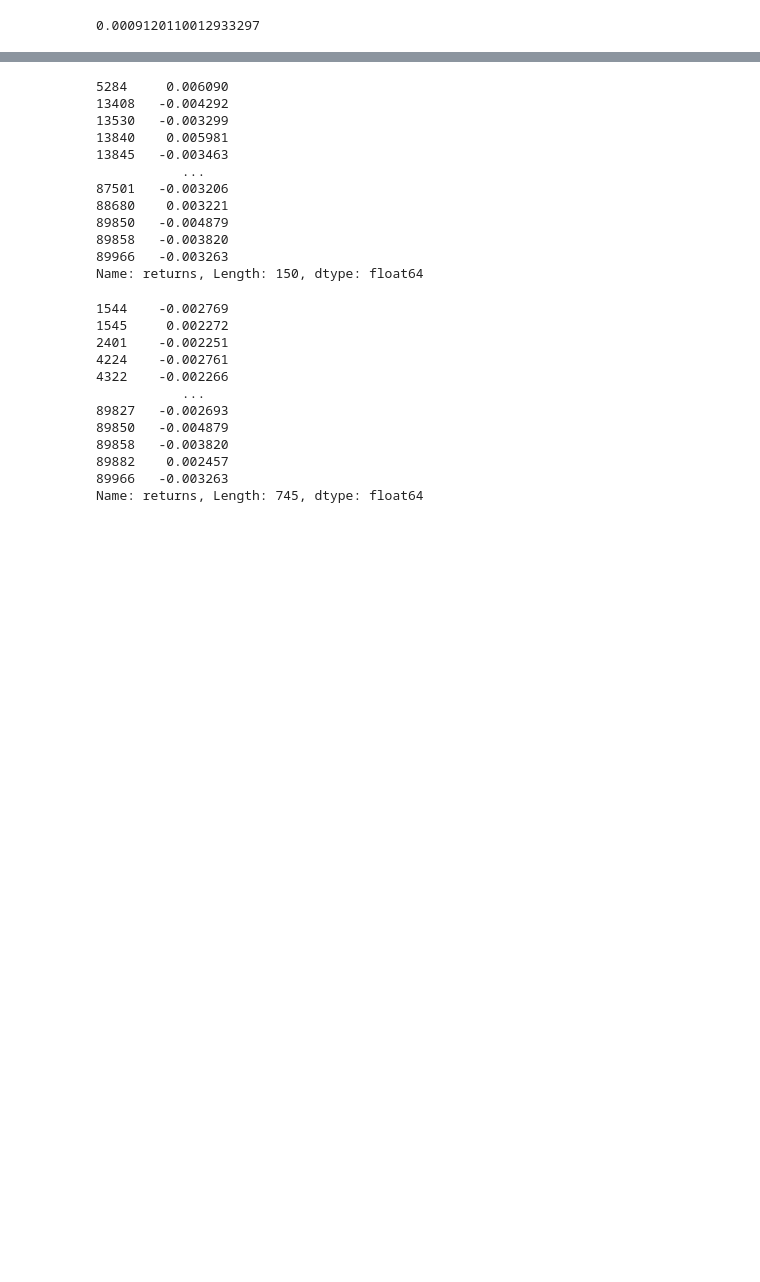
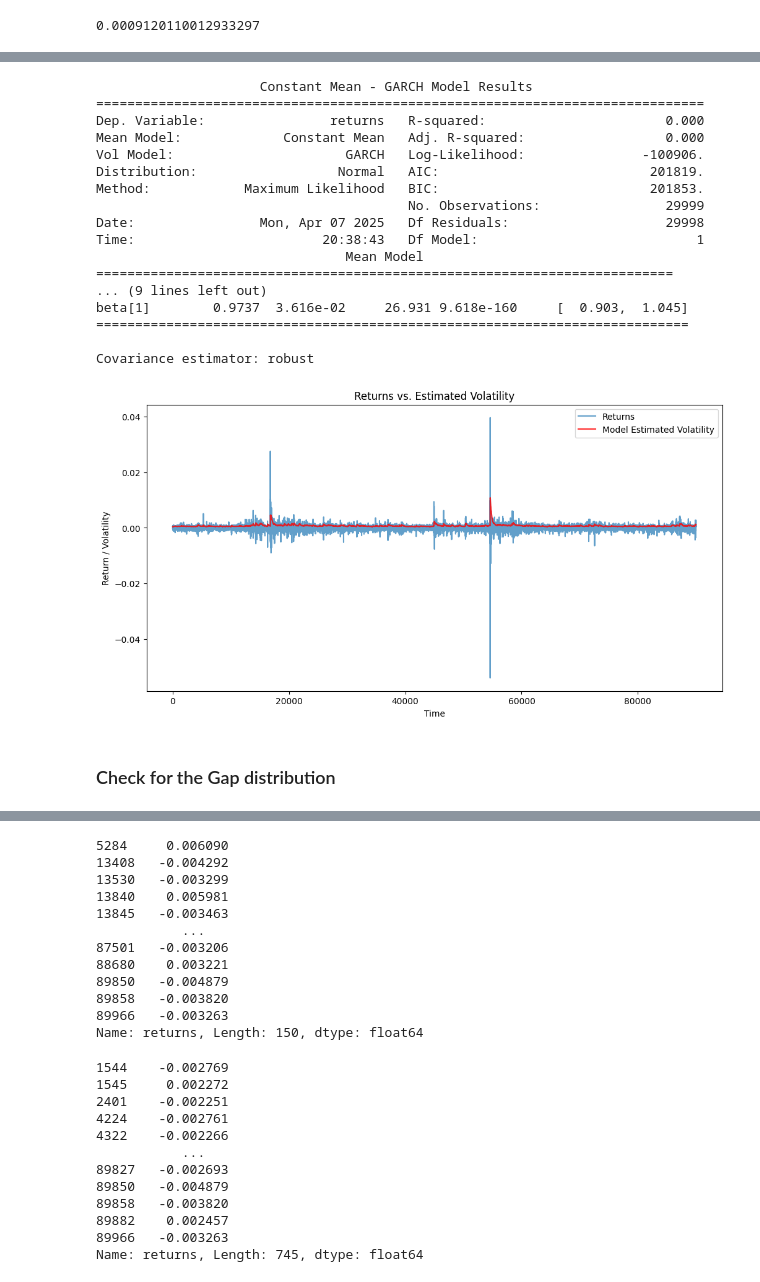
Before and after one commit to UlrichVestuche/IMC-Prosperity-3, a Jupyter notebook: Round_1/Misha/data.ipynb, the cells around one changed output, grey strips where cells are left out. Cells and saved outputs as stored; diff of their text form; code cells hidden in the pictures; blank space fills up the shorter version.

Commit message:
GARCH FILTER

```diff
--- a/Round_1/Misha/data.ipynb
+++ b/Round_1/Misha/data.ipynb
@@ -821,0 +920,55 @@ plt.show()
+# %%
+from arch import arch_model
+import pandas as pd
+import matplotlib.pyplot as plt
+
+# Assuming 'returns' is your pandas Series of returns
+
+# Fit a GARCH(1,1) model on returns scaled by 10**4
+model = arch_model(returns * 10**4, mean='Constant', vol='Garch', p=1, q=1, dist='normal')
+model_fit = model.fit(disp='off')
+print(model_fit.summary())
+
+# Obtain the model's conditional volatility (on the scaled data)
+scaled_cond_vol = model_fit.conditional_volatility
+
+# Convert the conditional volatility back to the original scale
+# Since standard deviation scales linearly, divide by 10**4.
+original_cond_vol = scaled_cond_vol / 10**4
+
+# Create a DataFrame for visualization
+df = pd.DataFrame({
+    'Returns': returns,
+    'Estimated Volatility': original_cond_vol
+}, index=returns.index)
+
+# Plot the original returns and the estimated volatility
+plt.figure(figsize=(12, 6))
+plt.plot(df.index, df['Returns'], label='Returns', alpha=0.7)
+plt.plot(df.index, df['Estimated Volatility'], label='Model Estimated Volatility', color='red', alpha=0.8)
+plt.title('Returns vs. Estimated Volatility')
+plt.xlabel('Time')
+plt.ylabel('Return / Volatility')
+plt.legend()
+plt.show()
+# %% [output]
+                     Constant Mean - GARCH Model Results
+==============================================================================
+Dep. Variable:                returns   R-squared:                       0.000
+Mean Model:             Constant Mean   Adj. R-squared:                  0.000
+Vol Model:                      GARCH   Log-Likelihood:               -100906.
+Distribution:                  Normal   AIC:                           201819.
+Method:            Maximum Likelihood   BIC:                           201853.
+                                        No. Observations:                29999
+Date:                Mon, Apr 07 2025   Df Residuals:                    29998
+Time:                        20:38:43   Df Model:                            1
+                                Mean Model
+==========================================================================
+... (9 lines left out)
+beta[1]        0.9737  3.616e-02     26.931 9.618e-160     [  0.903,  1.045]
+============================================================================
+
+Covariance estimator: robust
+[figure, added]
+# %% [markdown]
+### Check for the Gap distribution
```
Also changed, not shown: parts of 20 cells of this notebook, 2 other files.
